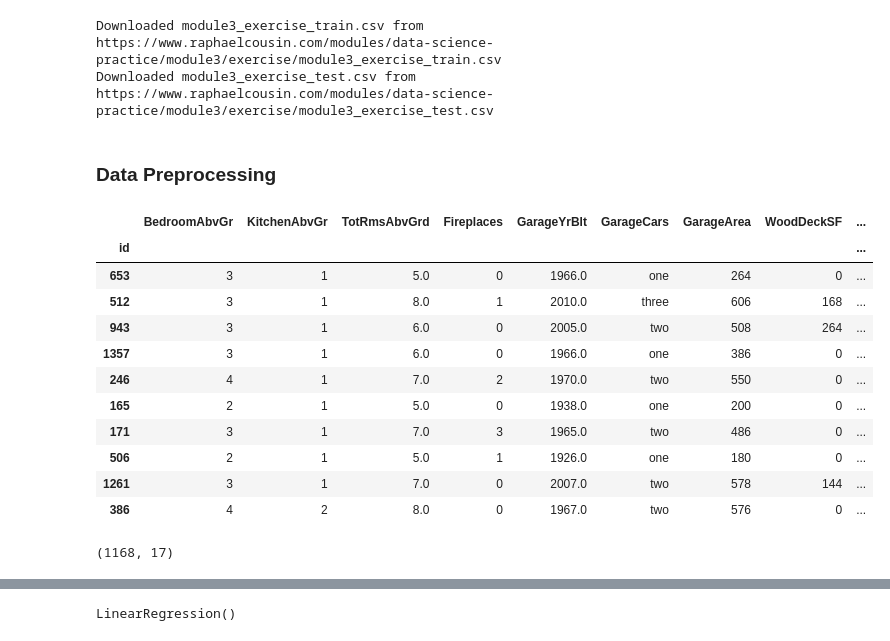
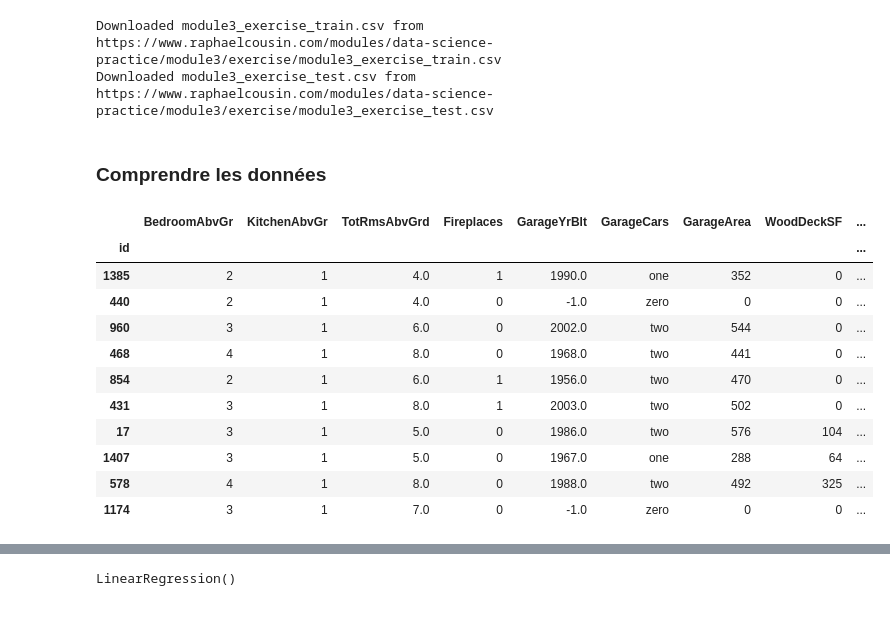
Before and after one commit to racousin/data_science_practice_2025, a Jupyter notebook: Kassimberthe/module3/exercise1.ipynb, the cells around one changed output, grey strips where cells are left out. Drawn from its saved outputs; the diff is of its cells as text; code cells hidden in the pictures.

Commit message:
Résolution conflit + ajout exercise1 module 6

```diff
--- a/Kassimberthe/module3/exercise1.ipynb
+++ b/Kassimberthe/module3/exercise1.ipynb
@@ -27,25 +27,22 @@ download_file(test_data_url, 'module3_exercise_test.csv')
 Downloaded module3_exercise_train.csv from https://www.raphaelcousin.com/modules/data-science-practice/module3/exercise/module3_exercise_train.csv
 Downloaded module3_exercise_test.csv from https://www.raphaelcousin.com/modules/data-science-practice/module3/exercise/module3_exercise_test.csv
 # %%
-df_train =  pd.read_csv("module3_exercise_train.csv", sep=",", index_col='id')
+df =  pd.read_csv("module3_exercise_train.csv", sep=",", index_col='id')
+test =  pd.read_csv("module3_exercise_test.csv", sep=",", index_col='id')
 # %% [markdown]
-### Data Preprocessing
+### Comprendre les données
 # %%
-df_train.sample(10)
+df.sample(10)
 # %% [output]
 |  | BedroomAbvGr | KitchenAbvGr | TotRmsAbvGrd | Fireplaces | GarageYrBlt | GarageCars | GarageArea | WoodDeckSF | ... |
 | id |  |  |  |  |  |  |  |  | ... |
-| 653 | 3 | 1 | 5.0 | 0 | 1966.0 | one | 264 | 0 | ... |
-| 512 | 3 | 1 | 8.0 | 1 | 2010.0 | three | 606 | 168 | ... |
-| 943 | 3 | 1 | 6.0 | 0 | 2005.0 | two | 508 | 264 | ... |
-| 1357 | 3 | 1 | 6.0 | 0 | 1966.0 | one | 386 | 0 | ... |
-| 246 | 4 | 1 | 7.0 | 2 | 1970.0 | two | 550 | 0 | ... |
-| 165 | 2 | 1 | 5.0 | 0 | 1938.0 | one | 200 | 0 | ... |
-| 171 | 3 | 1 | 7.0 | 3 | 1965.0 | two | 486 | 0 | ... |
-| 506 | 2 | 1 | 5.0 | 1 | 1926.0 | one | 180 | 0 | ... |
-| 1261 | 3 | 1 | 7.0 | 0 | 2007.0 | two | 578 | 144 | ... |
-| 386 | 4 | 2 | 8.0 | 0 | 1967.0 | two | 576 | 0 | ... |
+| 1385 | 2 | 1 | 4.0 | 1 | 1990.0 | one | 352 | 0 | ... |
+| 440 | 2 | 1 | 4.0 | 0 | -1.0 | zero | 0 | 0 | ... |
+| 960 | 3 | 1 | 6.0 | 0 | 2002.0 | two | 544 | 0 | ... |
+| 468 | 4 | 1 | 8.0 | 0 | 1968.0 | two | 441 | 0 | ... |
+| 854 | 2 | 1 | 6.0 | 1 | 1956.0 | two | 470 | 0 | ... |
+| 431 | 3 | 1 | 8.0 | 1 | 2003.0 | two | 502 | 0 | ... |
+| 17 | 3 | 1 | 5.0 | 0 | 1986.0 | two | 576 | 104 | ... |
+| 1407 | 3 | 1 | 5.0 | 0 | 1967.0 | one | 288 | 64 | ... |
+| 578 | 4 | 1 | 8.0 | 0 | 1988.0 | two | 492 | 325 | ... |
+| 1174 | 3 | 1 | 7.0 | 0 | -1.0 | zero | 0 | 0 | ... |
-# %%
-df_train.shape
-# %% [output]
-(1168, 17)
```
Also changed, not shown: parts of 31 cells of this notebook, 33 other files.
